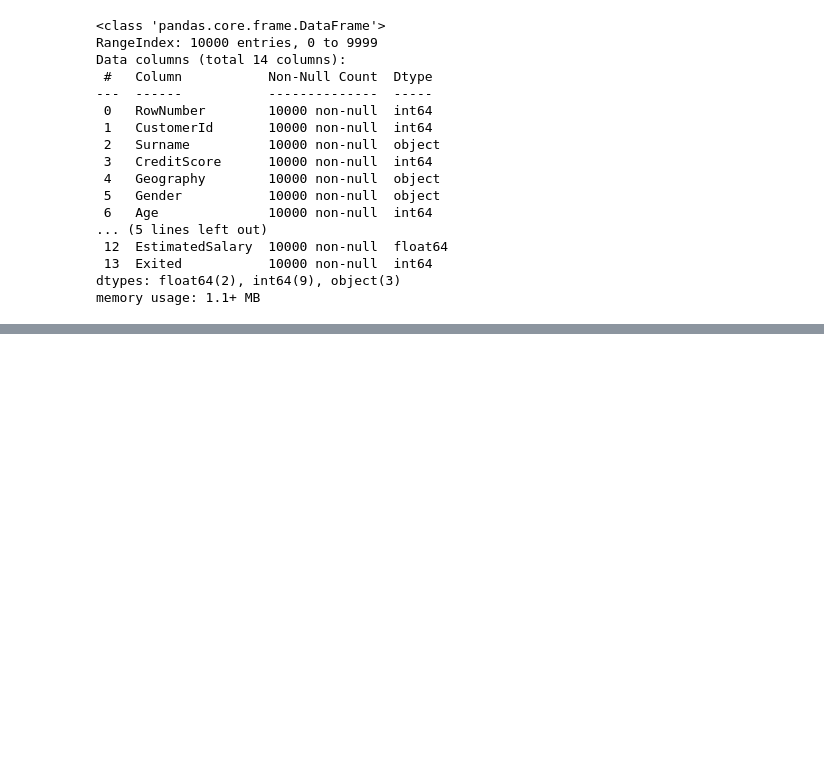
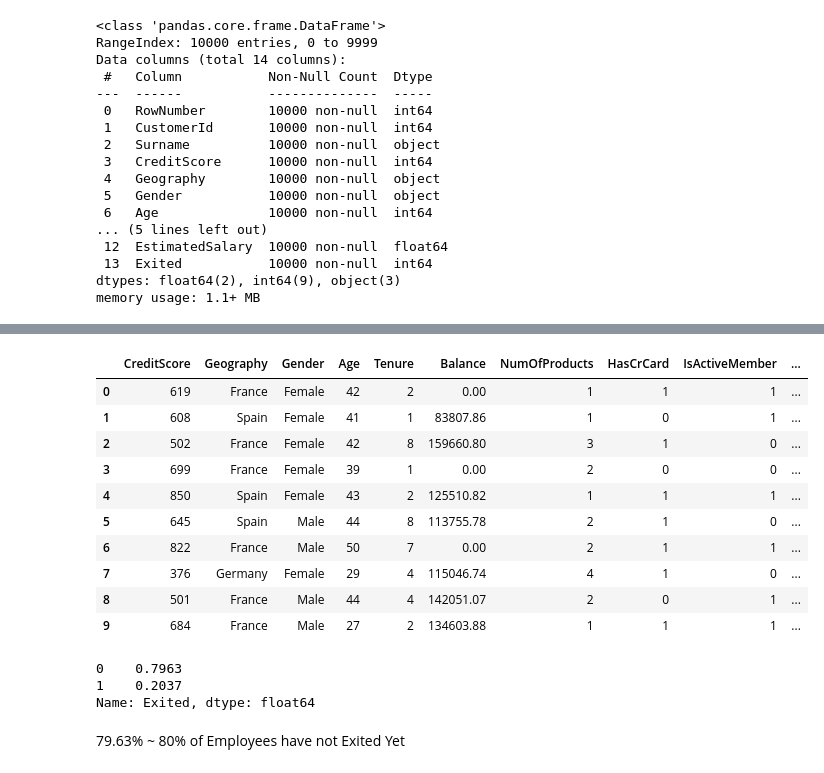
Before and after one commit to kunalshenoy1604/CODSOFT, a Jupyter notebook: Task1_ChurnModelling.ipynb, the cells around one changed output, grey strips where cells are left out. Saved outputs shown, nothing was run; the diff lists cells and outputs as text; code cells hidden in the pictures; blank space fills up the shorter version.

```diff
--- a/Task1_ChurnModelling.ipynb
+++ b/Task1_ChurnModelling.ipynb
@@ -113,0 +160,23 @@ df.corr()
+# %%
+df.drop(columns=['Surname', 'CustomerId', 'RowNumber'], axis=1, inplace=True)
+df.head(10)
+# %% [output]
+|  | CreditScore | Geography | Gender | Age | Tenure | Balance | NumOfProducts | HasCrCard | IsActiveMember | ... |
+| 0 | 619 | France | Female | 42 | 2 | 0.00 | 1 | 1 | 1 | ... |
+| 1 | 608 | Spain | Female | 41 | 1 | 83807.86 | 1 | 0 | 1 | ... |
+| 2 | 502 | France | Female | 42 | 8 | 159660.80 | 3 | 1 | 0 | ... |
+| 3 | 699 | France | Female | 39 | 1 | 0.00 | 2 | 0 | 0 | ... |
+| 4 | 850 | Spain | Female | 43 | 2 | 125510.82 | 1 | 1 | 1 | ... |
+| 5 | 645 | Spain | Male | 44 | 8 | 113755.78 | 2 | 1 | 0 | ... |
+| 6 | 822 | France | Male | 50 | 7 | 0.00 | 2 | 1 | 1 | ... |
+| 7 | 376 | Germany | Female | 29 | 4 | 115046.74 | 4 | 1 | 0 | ... |
+| 8 | 501 | France | Male | 44 | 4 | 142051.07 | 2 | 0 | 1 | ... |
+| 9 | 684 | France | Male | 27 | 2 | 134603.88 | 1 | 1 | 1 | ... |
+# %%
+print(df.Exited.value_counts(normalize=True))
+# %% [output]
+0    0.7963
+1    0.2037
+Name: Exited, dtype: float64
+# %% [markdown]
+79.63% ~ 80% of Employees have not Exited Yet
```
Also changed, not shown: parts of 10 cells of this notebook.
